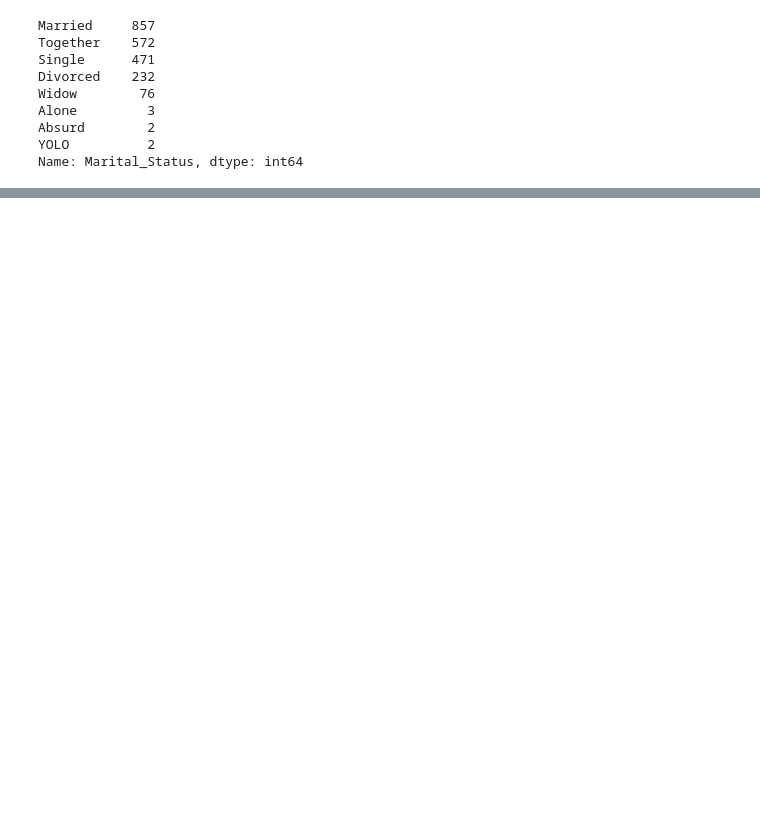
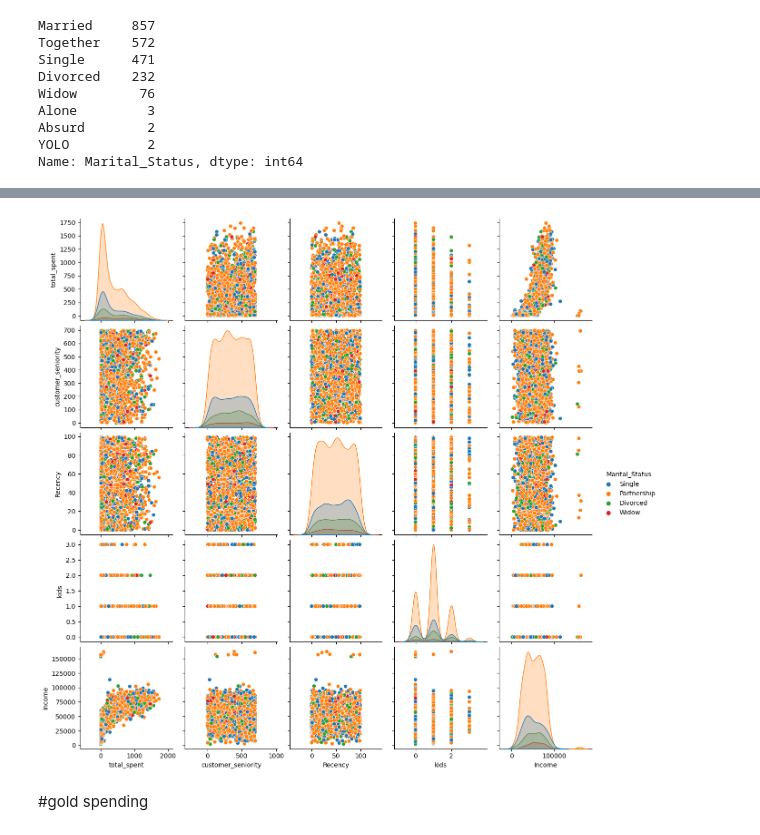
Before and after one commit to tamaricki/Projects, a Jupyter notebook: Customer_analysis_clustering.ipynb, the cells around one changed output, grey strips where cells are left out. Drawn from its saved outputs; the diff is of its cells as text; code cells hidden in the pictures; blank space fills up the shorter version.

```diff
--- a/Customer_analysis_clustering.ipynb
+++ b/Customer_analysis_clustering.ipynb
@@ -183,0 +171,9 @@ plt.show()
+# %%
+
+quant = df[['total_spent', 'customer_seniority', 'Recency', 'kids','Income', 'Marital_Status']]
+sns.pairplot(quant, hue='Marital_Status')
+plt.show()
+# %% [output]
+[figure, added]
+# %% [markdown]
+#gold spending
```
Also changed, not shown: parts of 8 cells of this notebook.
